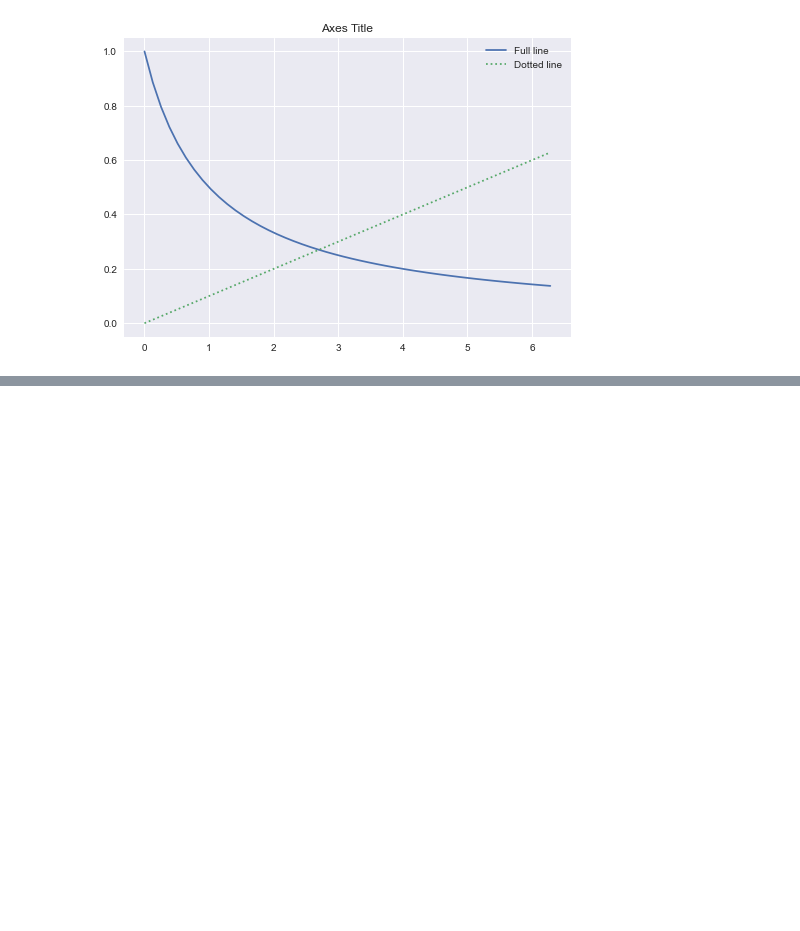
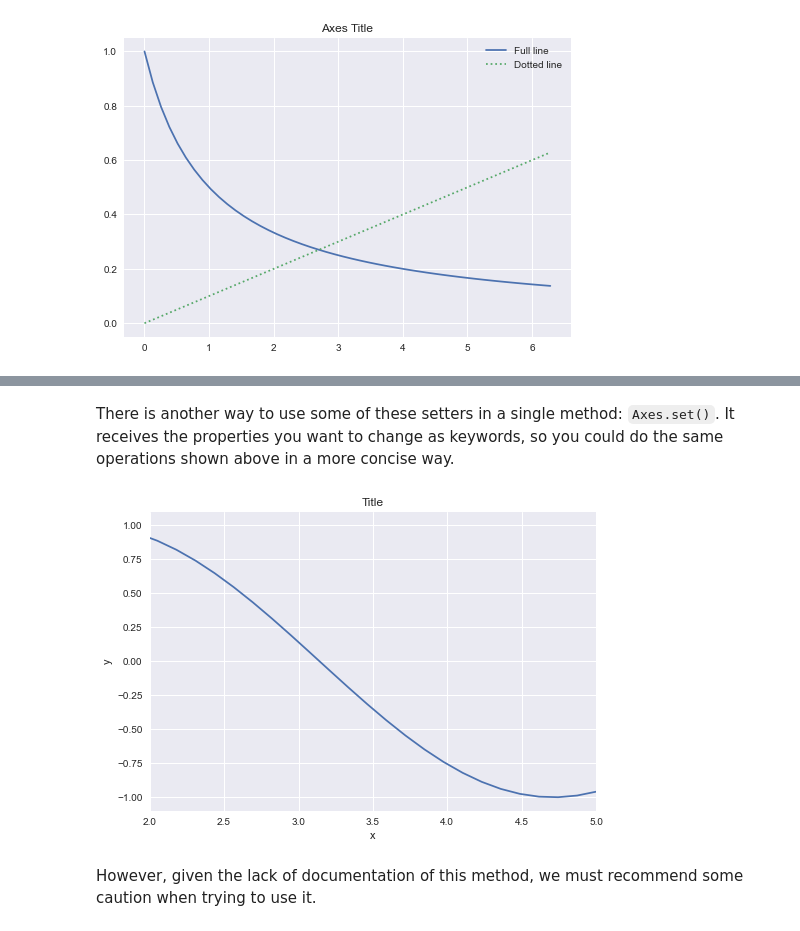
Before and after one commit to tiagodusilva/workshop-python-data-science-tools, a Jupyter notebook: Simple Plots.ipynb, the cells around one changed output, grey strips where cells are left out. Drawn from its saved outputs; the diff is of its cells as text; code cells hidden in the pictures; blank space fills up the shorter version.

```diff
--- a/Simple Plots.ipynb
+++ b/Simple Plots.ipynb
@@ -188,0 +207,9 @@ plt.legend();
+# %% [markdown]
+There is another way to use some of these setters in a single method: `Axes.set()`. It receives the properties you want to change as keywords, so you could do the same operations shown above in a more concise way.
+# %%
+ax.set(title="Title", xlabel="x", ylabel="y", xlim=(2, 5))
+fig
+# %% [output]
+[figure, added]
+# %% [markdown]
+However, given the lack of documentation of this method, we must recommend some caution when trying to use it.
```
Also changed, not shown: parts of 3 cells of this notebook, 1 other file.
